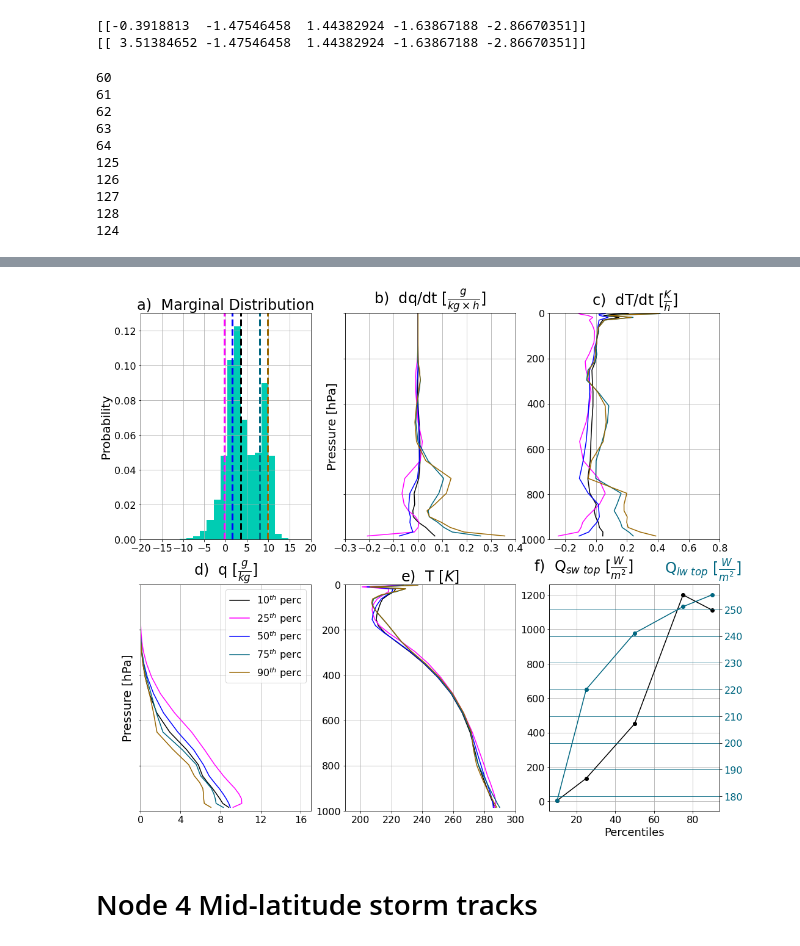
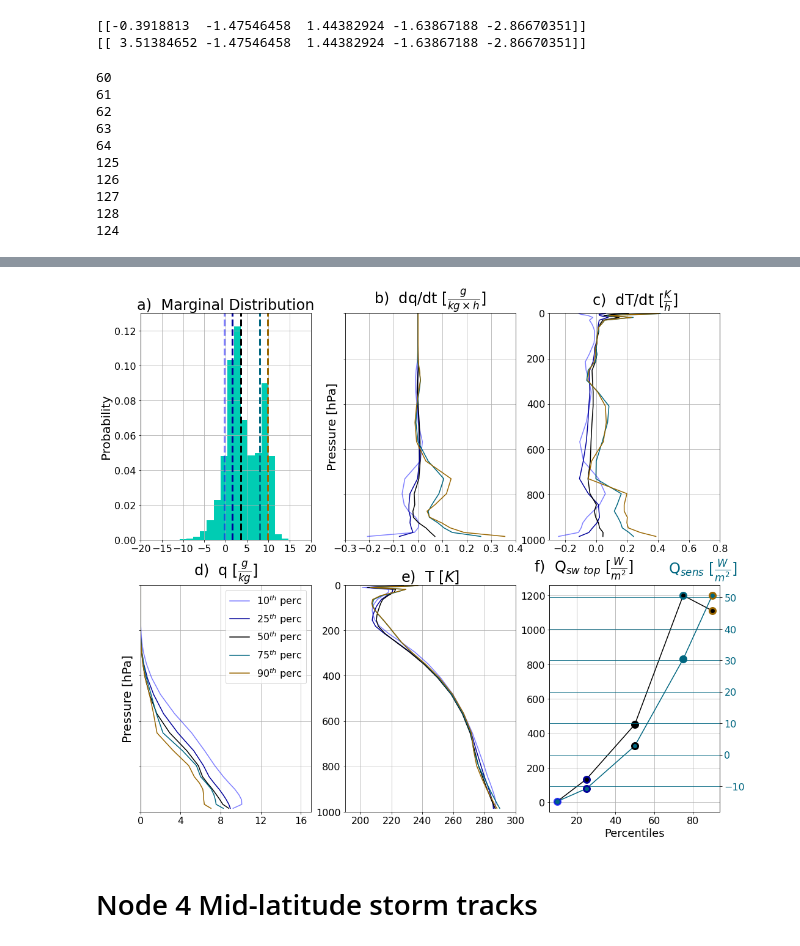
Before and after one commit to EyringMLClimateGroup/behrens22james_SPCAM_VED, a Jupyter notebook: VAE_clim_clim_conv_z_translation.ipynb, the cells around one changed output, grey strips where cells are left out. Saved outputs shown, nothing was run; the diff lists cells and outputs as text; code cells hidden in the pictures.

Commit message:
Update plots for z translation in latent space of VAE

```diff
--- a/VAE_clim_clim_conv_z_translation.ipynb
+++ b/VAE_clim_clim_conv_z_translation.ipynb
@@ -444,5 +429,5 @@ scaling_arr[126:129]=1
 # %%
 # selected percentiles
 
-eval_perc=[10,25,50,75,90]
+eval_perc=np.array([10,25,50,75,90])
 # %%
@@ -771,35 +762,35 @@ Third_perc_10_median=val_gen_II.output_transform.inverse_transform(decoder.predi
 [[-0.3918813  -1.47546458  1.44382924 -1.63867188 -2.86670351]]
 [[ 3.51384652 -1.47546458  1.44382924 -1.63867188 -2.86670351]]
 # %%
-quad_plot_profiles_updat(encoder_resp_[:,0],np.median(encoder_resp_[:,0]),
+quad_plot_profiles_updat_rev(encoder_resp_[:,0],np.median(encoder_resp_[:,0]),
                    encoder_resp_perc_10[:,0],encoder_resp_perc_25[:,0],encoder_resp_perc_75[:,0],
                    encoder_resp_perc_90[:,0],0.13,Overall_median.T,Third_perc_10_median.T,Third_perc_25_median.T,
                          Third_perc_75_median.T,Third_perc_90_median.T,
-                   P,60,62,all_labels,scaling_arr,'10$^{th}$ perc','25$^{th}$ perc','50$^{th}$ perc',
+                   P,60,127,all_labels,scaling_arr,'10$^{th}$ perc','25$^{th}$ perc','50$^{th}$ perc',
                    '75$^{th}$ perc','90$^{th}$ perc',eval_perc)
 # %% [output]
 60
 61
 62
 63
 64
 125
 126
 127
 128
 124
 |  | Variable | 10$^{th}$ perc | 25$^{th}$ perc | 50$^{th}$ perc | 75$^{th}$ perc | 90$^{th}$ perc |
 | 0 | Q$_{sw \ top}$ $[\frac{W}{m^2}]$ | [4.9730744] | [133.6459] | [450.70715] | [1199.8126] | [1111.6821] |
 | 1 | Q$_{sw \ surf}$ $[\frac{W}{m^2}]$ | [1.9149284] | [48.732635] | [284.20877] | [925.2547] | [837.65063] |
 | 2 | Q$_{lw \ top}$ $[\frac{W}{m^2}]$ | [178.4277] | [220.07658] | [241.11543] | [251.03268] | [255.44499] |
 | 3 | Q$_{lw \ surf}$ $[\frac{W}{m^2}]$ | [2.544288] | [7.9132605] | [27.731419] | [73.27548] | [72.49094] |
 | 4 | precip $[\frac{mm}{h}]$ | [0.0842708] | [0.052024495] | [0.02631393] | [0.041620202] | [0.047321998] |
 | 5 | P$_{surf}$ [hPa] | [984.8649] | [998.77747] | [994.8684] | [990.63605] | [990.91187] |
 | 6 | Q$_{sol}$ $[\frac{W}{m^2}]$ | [14.534274] | [329.26614] | [748.1307] | [1488.2721] | [1468.4307] |
 | 7 | Q$_{sens}$ $[\frac{W}{m^2}$] | [-14.853678] | [-10.798028] | [2.7806473] | [30.395252] | [50.638386] |
 | 8 | Q$_{lat}$ $[\frac{W}{m^2}$] | [-32.855007] | [-13.215715] | [38.913197] | [206.76666] | [241.50195] |
 | 9 | T 985.0 $[K]$ | [286.34927] | [285.76117] | [286.91608] | [289.86798] | [288.00415] |
-[figure, old version]
+[figure, new version]
 # %% [markdown]
 # Node 4 Mid-latitude storm tracks
 # %% [markdown]
```
Also changed, not shown: parts of 21 cells of this notebook.
